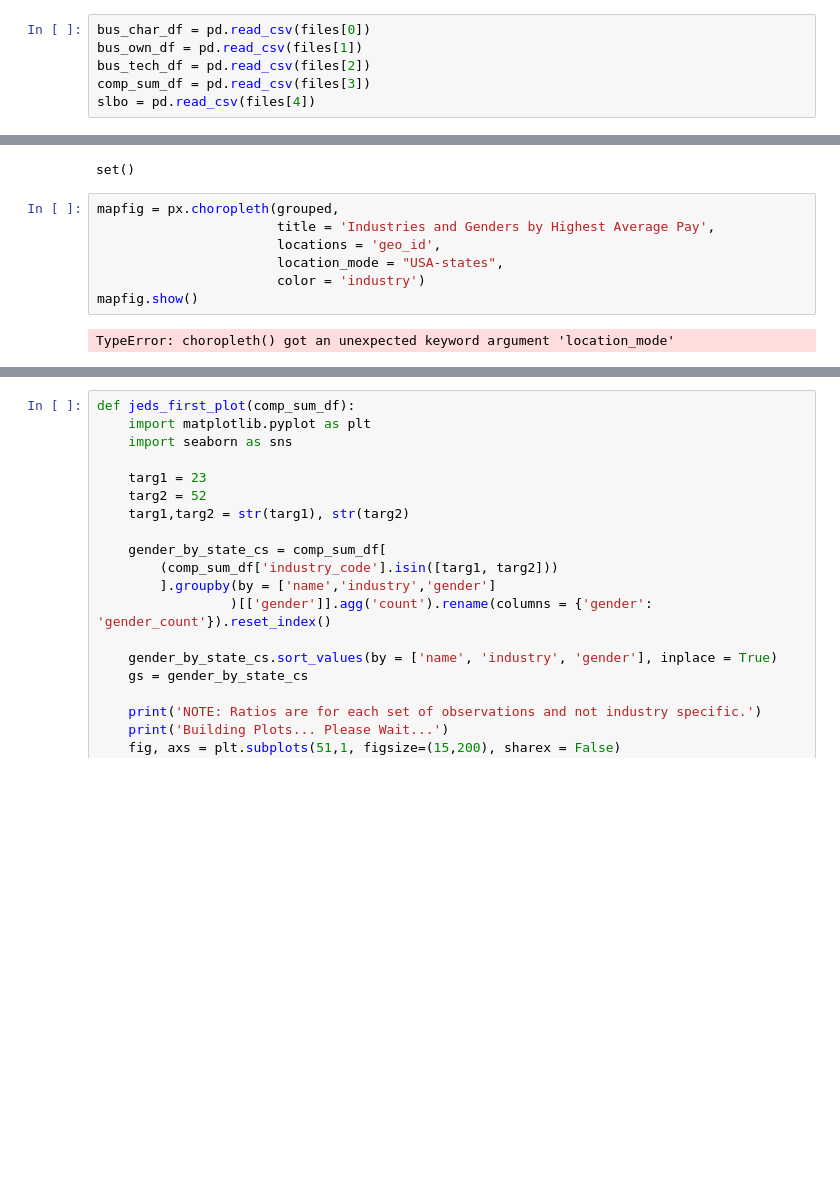
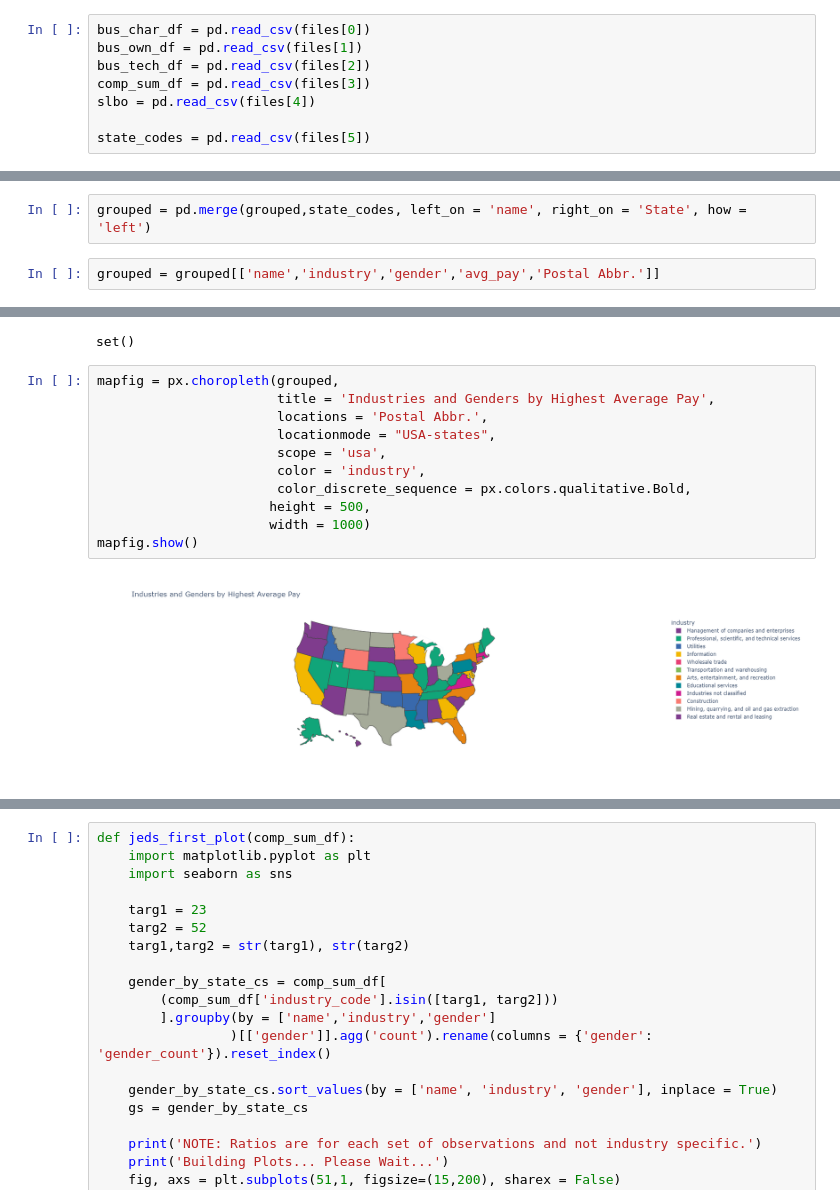
Before and after one commit to jedc4xer/abs_group_assessment, a Jupyter notebook: jeds_visualizations.ipynb, the cells around one changed output, grey strips where cells are left out. Saved outputs shown, nothing was run; the diff lists cells and outputs as text; blank space fills up the shorter version.

```diff
--- a/jeds_visualizations.ipynb
+++ b/jeds_visualizations.ipynb
@@ -25,6 +27,8 @@ bus_own_df = pd.read_csv(files[1])
 bus_tech_df = pd.read_csv(files[2])
 comp_sum_df = pd.read_csv(files[3])
 slbo = pd.read_csv(files[4])
+
+state_codes = pd.read_csv(files[5])
 # %%
 bus_char_df[(bus_char_df.rcppdemp != '0')]
 # %% [output]
@@ -103,3 +84,7 @@ grouped.head()
+# %%
+grouped = pd.merge(grouped,state_codes, left_on = 'name', right_on = 'State', how = 'left')
+# %%
+grouped = grouped[['name','industry','gender','avg_pay','Postal Abbr.']]
 # %%
 set(comp_sum_subset_agg.name.tolist()) - set(grouped.name.tolist())
 # %% [output]
@@ -107,9 +92,13 @@ set()
 # %%
 mapfig = px.choropleth(grouped,
                        title = 'Industries and Genders by Highest Average Pay',
-                       locations = 'geo_id',
-                       location_mode = "USA-states",
-                       color = 'industry')
+                       locations = 'Postal Abbr.',
+                       locationmode = "USA-states",
+                       scope = 'usa',
+                       color = 'industry',
+                       color_discrete_sequence = px.colors.qualitative.Bold,
+                      height = 500,
+                      width = 1000)
 mapfig.show()
 # %% [output]
-TypeError: choropleth() got an unexpected keyword argument 'location_mode'
+[figure, added]
```
Also changed, not shown: parts of 5 cells of this notebook.
